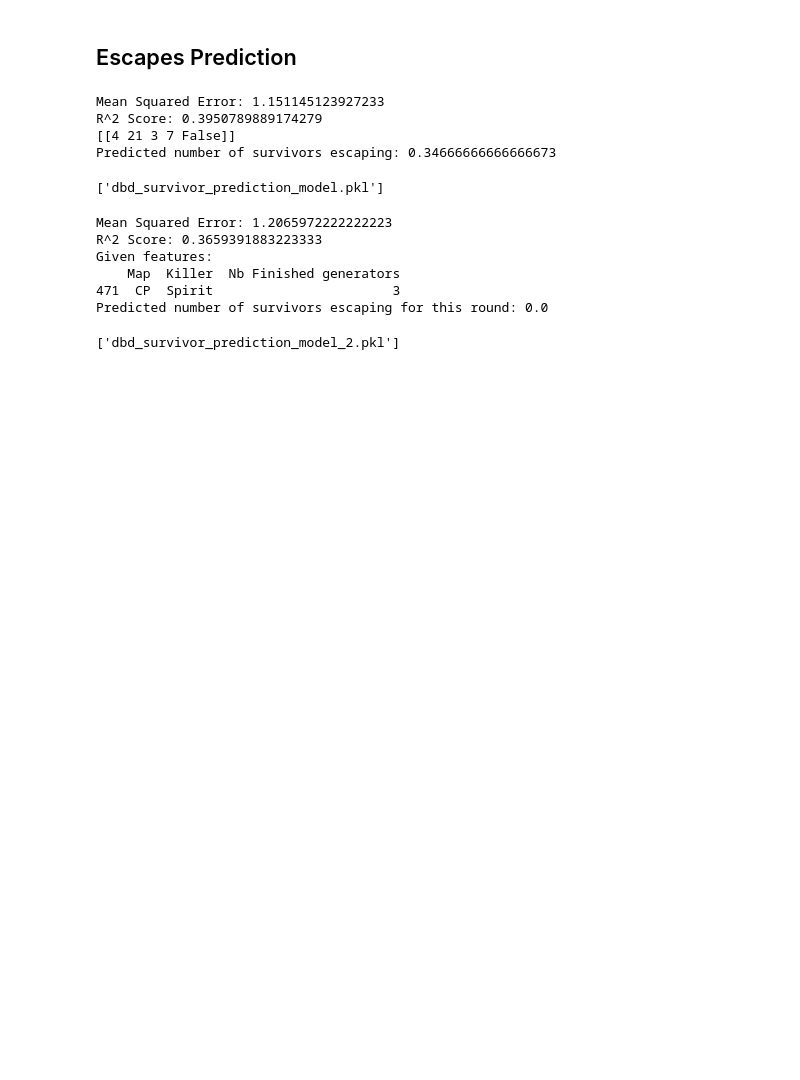
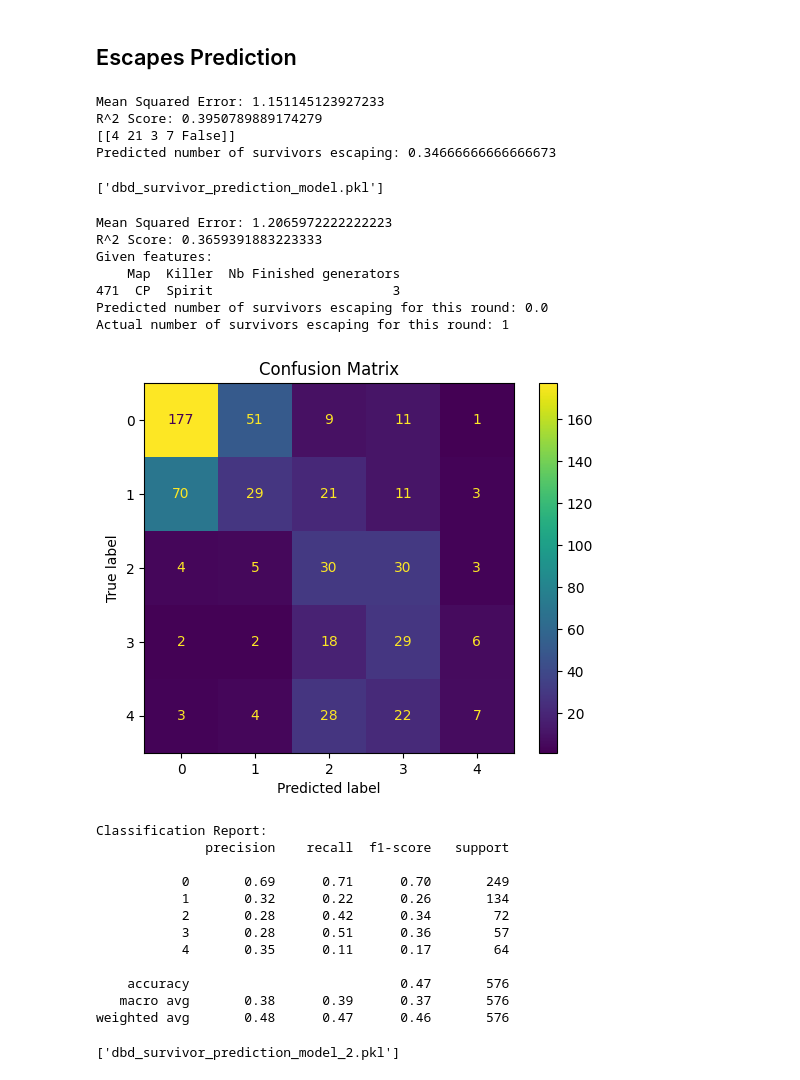
Before and after one commit to doubavitch/Dead-by-Daylight-Predictions, a Jupyter notebook: Dead by Daylight Predictions.ipynb, the cells around one changed output. Saved outputs shown, nothing was run; the diff lists cells and outputs as text; code cells hidden in the pictures; blank space fills up the shorter version.

Commit message:
added confusion matrix and classification report

```diff
--- a/Dead by Daylight Predictions.ipynb
+++ b/Dead by Daylight Predictions.ipynb
@@ -60,22 +70,20 @@ Predicted number of survivors escaping: 0.34666666666666673
 # %%
 import pandas as pd
+import numpy as np
 from sklearn.model_selection import train_test_split
 from sklearn.preprocessing import OneHotEncoder
 from sklearn.compose import ColumnTransformer
 from sklearn.pipeline import Pipeline
 from sklearn.ensemble import RandomForestRegressor
-from sklearn.metrics import mean_squared_error, r2_score
+from sklearn.metrics import mean_squared_error, r2_score, confusion_matrix, classification_report, ConfusionMatrixDisplay
 import joblib
+import matplotlib.pyplot as plt
 
 # Load the dataset
 data = pd.read_csv('Dead by Daylight data.csv')
 
-# Preprocessing
-# Handle missing values (if any)
-data.fillna(method='ffill', inplace=True)
-
 # Define features and target
-features = data.drop(columns=['Nb Escaped Survivors','Comments','Nb Hatch escapes','SBMM','Season'])
+features = data.drop(columns=['Nb Escaped Survivors', 'Comments', 'Nb Hatch escapes', 'SBMM', 'Season'])
 target = data['Nb Escaped Survivors']
 
 # Identify categorical columns
@@ -98,34 +106,60 @@ model = Pipeline(steps=[
 # Split the data into training and testing sets
 X_train, X_test, y_train, y_test = train_test_split(features, target, test_size=0.2, random_state=42)
 
 # Train the model
 model.fit(X_train, y_train)
 
 # Make predictions
-#y_pred = model.predict(X_test)
-y_pred = model.predict(X_test).round().clip(0, 4) # to have an integer between 0 and 4 as output
+y_pred = model.predict(X_test).round().clip(0, 4)  # to have an integer between 0 and 4 as output
 
 # Evaluate the model
 mse = mean_squared_error(y_test, y_pred)
 r2 = r2_score(y_test, y_pred)
 
 print(f'Mean Squared Error: {mse}')
 print(f'R^2 Score: {r2}')
 
 # Example prediction
 example = X_test.iloc[0:1]
 predicted_escapees = model.predict(example).round().clip(0, 4)
+actual_escapees = y_test.iloc[0]
 print(f'Given features: \n{example}')
 print(f'Predicted number of survivors escaping for this round: {predicted_escapees[0]}')
-# print the actual escape rate!
+print(f'Actual number of survivors escaping for this round: {actual_escapees}')
+
+# Confusion Matrix
+class_names = np.arange(0, 5)
+conf_matrix = confusion_matrix(y_test, y_pred, labels=class_names)
+disp = ConfusionMatrixDisplay(confusion_matrix=conf_matrix, display_labels=class_names)
+disp.plot(cmap='viridis')
+plt.title('Confusion Matrix')
+plt.show()
+
+# Classification Report
+print('Classification Report:')
+print(classification_report(y_test, y_pred))
 
 # Save the model
 joblib.dump(model, 'dbd_survivor_prediction_model_2.pkl')
 # %% [output]
 Mean Squared Error: 1.2065972222222223
 R^2 Score: 0.3659391883223333
 Given features:
     Map  Killer  Nb Finished generators
 471  CP  Spirit                       3
 Predicted number of survivors escaping for this round: 0.0
+Actual number of survivors escaping for this round: 1
+[figure, added]
-['dbd_survivor_prediction_model_2.pkl']
+Classification Report:
+              precision    recall  f1-score   support
+
+           0       0.69      0.71      0.70       249
+           1       0.32      0.22      0.26       134
+           2       0.28      0.42      0.34        72
+           3       0.28      0.51      0.36        57
+           4       0.35      0.11      0.17        64
+
+    accuracy                           0.47       576
+   macro avg       0.38      0.39      0.37       576
+weighted avg       0.48      0.47      0.46       576
+['dbd_survivor_prediction_model_2.pkl']
```
Also changed, not shown: parts of 1 cell of this notebook.
